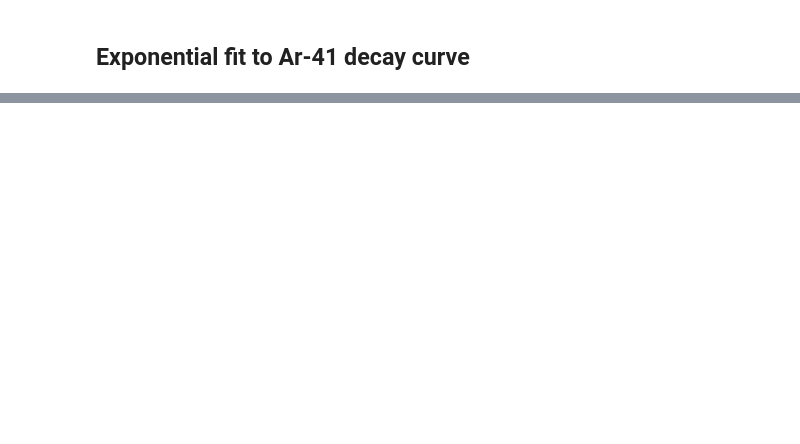
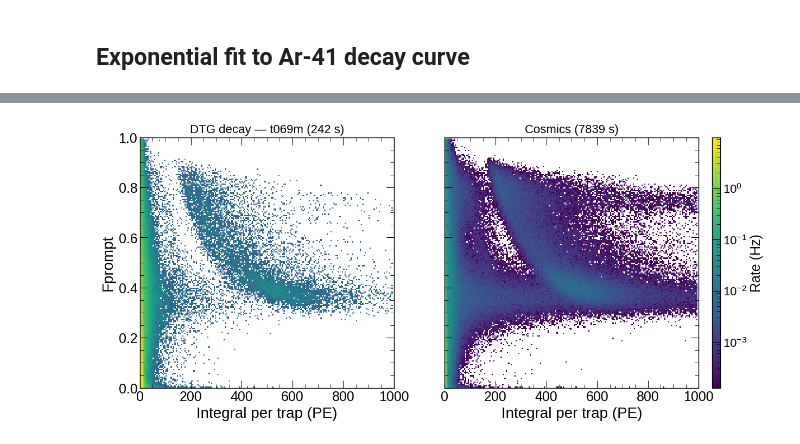
Before and after one commit to lmlepin9/2x2_neutron_sources, a Jupyter notebook: DTG/light/ar41_decay.ipynb, the cells around one changed output, grey strips where cells are left out. Drawn from its saved outputs; the diff is of its cells as text; code cells hidden in the pictures; blank space fills up the shorter version.

```diff
--- a/DTG/light/ar41_decay.ipynb
+++ b/DTG/light/ar41_decay.ipynb
@@ -504,15 +386,13 @@ Processing t699m  (4 files) ... done  — 10,749 events  livetime=241.4s
 Processing t759m  (4 files) ... done  — 10,674 events  livetime=240.8s
 # %%
 # Load cosmics background from the matched-flow Run 2 data.
-# These are the same files used in cosmic_fprompt_spectrum.ipynb.
-# A handful of files gives enough statistics since the cosmic rate is high.
+from dtg_utils import COSMIC_DIR
 
-COSMIC_FOLDER = "/global/cfs/cdirs/dune/users/mnuland/run2flow/matched_flowed_run2_new_gains/"
 N_COSMIC_FILES = 10   # increase for better statistics; each file takes ~30 s to process
 
 cosmic_files = sorted(
-    os.path.join(COSMIC_FOLDER, f)
-    for f in os.listdir(COSMIC_FOLDER)
+    os.path.join(COSMIC_DIR, f)
+    for f in os.listdir(COSMIC_DIR)
     if f.endswith(".hdf5")
 )[:N_COSMIC_FILES]
 
@@ -757,0 +856,73 @@ Fit result:  A = 2.7074 ± 0.2357 Hz
+# %%
+# ── fprompt vs energy: DTG decay vs cosmics (side by side, same colorscale) ───
+from matplotlib.patches import Rectangle
+
+# DTG: first time window
+first_label, first_res = list(results.items())[0]
+fp_dtg, en_dtg, npe_dtg = _select(first_res, DETECTOR, TPC_FILTER)
+en_dtg = en_dtg * 0.004 / 4
+liv_dtg = first_res["livetime_s"]
+clean_dtg = np.isfinite(fp_dtg) & np.isfinite(en_dtg)
+
+# Cosmics
+fp_bkg, en_bkg, npe_bkg = _select(bkg_result, DETECTOR, TPC_FILTER)
+en_bkg = en_bkg * 0.004 / 4
+liv_bkg = bkg_result["livetime_s"]
+clean_bkg = np.isfinite(fp_bkg) & np.isfinite(en_bkg)
+
+EN_BINS = np.arange(0, 1000, 5)
+FP_BINS = np.arange(0, 1, 0.005)
+
+# Both normalized to rate (Hz)
+h_dtg, _, _ = np.histogram2d(en_dtg[clean_dtg], fp_dtg[clean_dtg], bins=[EN_BINS, FP_BINS])
+h_dtg = h_dtg / liv_dtg
+
+h_bkg, _, _ = np.histogram2d(en_bkg[clean_bkg], fp_bkg[clean_bkg], bins=[EN_BINS, FP_BINS])
+h_bkg = h_bkg / liv_bkg
+
+# Shared color scale
+vmin = min(h_dtg[h_dtg > 0].min(), h_bkg[h_bkg > 0].min())
+vmax = max(h_dtg.max(), h_bkg.max())
+norm = LogNorm(vmin=vmin, vmax=vmax)
+
+h_dtg = np.ma.masked_where(h_dtg == 0, h_dtg)
+h_bkg = np.ma.masked_where(h_bkg == 0, h_bkg)
+
+REGIONS = [
+    ("Very low PE, full fp",  5,   30,  0.1, 0.9, "tab:purple"),
+    ("Low PE, low fp",       35,  250,  0.2, 0.5, "tab:blue"),
+    ("Low PE, high fp",      35,  150,  0.55, 0.9, "tab:red"),
+    ("High PE, low fp",     350,  800,  0.2, 0.5, "tab:cyan"),
+    ("High PE, high fp",    150,  450,  0.55, 0.9, "tab:orange"),
+]
+
+fig, (ax1, ax2) = plt.subplots(1, 2, figsize=(16, 6), sharey=True)
+
+for ax, h, title in [(ax1, h_dtg, f"DTG decay — {first_label} ({liv_dtg:.0f} s)"),
+                      (ax2, h_bkg, f"Cosmics ({liv_bkg:.0f} s)")]:
+    im = ax.pcolormesh(EN_BINS, FP_BINS, h.T, norm=norm, cmap='viridis')
+
+    # for reg_label, en_lo, en_hi, fp_lo, fp_hi, color in REGIONS:
+    #     rect = Rectangle((en_lo, fp_lo), en_hi - en_lo, fp_hi - fp_lo,
+    #                       linewidth=2, edgecolor=color, facecolor=color, alpha=0.25)
+    #     rect2 = Rectangle((en_lo, fp_lo), en_hi - en_lo, fp_hi - fp_lo,
+    #                        linewidth=2, edgecolor=color, facecolor=None, fill=None, alpha=1)
+    #     ax.add_patch(rect)
+    #     ax.add_patch(rect2)
+
+    ax.set_xlabel("Integral per trap (PE)", fontsize=20)
+    ax.set_title(title, fontsize=16)
+    ax.set_xlim(0, 1000)
+    ax.set_ylim(0, 1)
+    ax.minorticks_on()
+    ax.tick_params(direction="in", which="both", labelsize=18)
+
+ax1.set_ylabel("Fprompt", fontsize=20)
+
+cb = fig.colorbar(im, ax=[ax1, ax2], pad=0.02, aspect=30)
+cb.set_label("Rate (Hz)", fontsize=18)
+cb.ax.tick_params(labelsize=16)
+# plt.tight_layout()
+plt.show()
+# %% [output]
+[figure, added]
```
Also changed, not shown: parts of 10 cells of this notebook, 14 other files.
